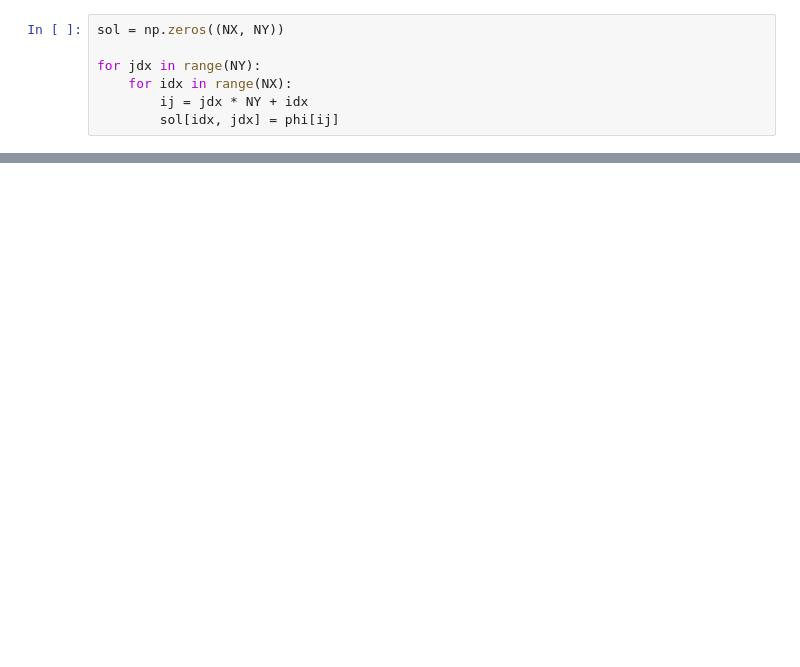
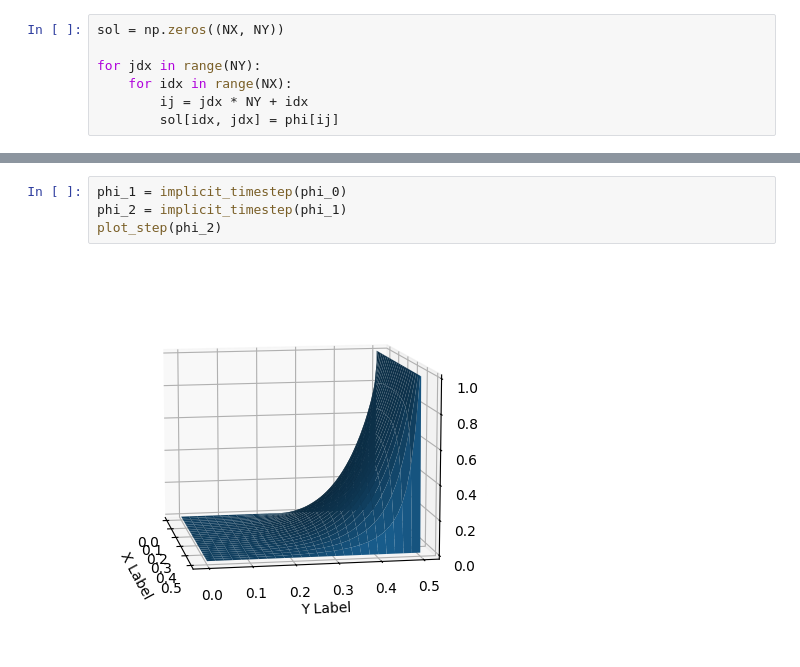
Before and after one commit to wujorgen/2d_heat_conduction, a Jupyter notebook: cfd_methods_book/finite_diff_example_diffusion.ipynb, the cells around one changed output, grey strips where cells are left out. Cells and saved outputs as stored; diff of their text form; blank space fills up the shorter version.

```diff
--- a/cfd_methods_book/finite_diff_example_diffusion.ipynb
+++ b/cfd_methods_book/finite_diff_example_diffusion.ipynb
@@ -147,0 +243,6 @@ Text(0.5, 0, 'Z Label')
+# %%
+phi_1 = implicit_timestep(phi_0)
+phi_2 = implicit_timestep(phi_1)
+plot_step(phi_2)
+# %% [output]
+[figure, added]
```
Also changed, not shown: parts of 12 cells of this notebook, 1 other file.
